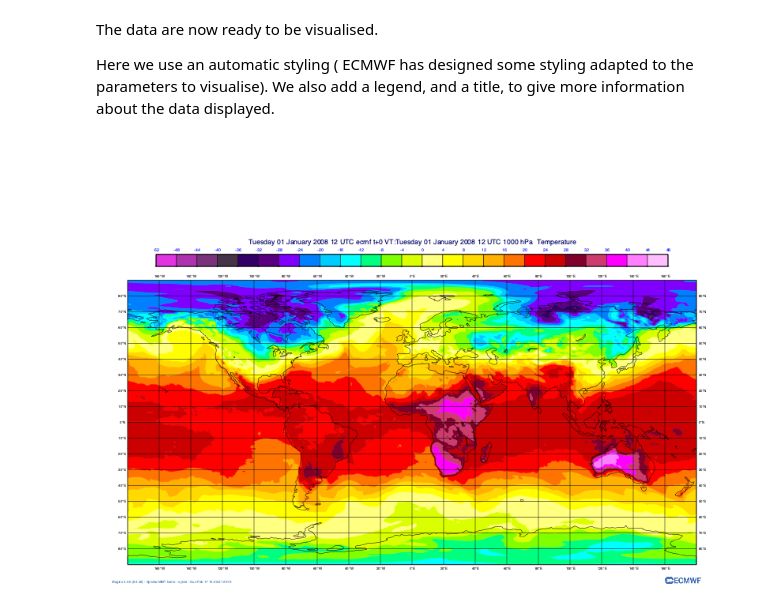
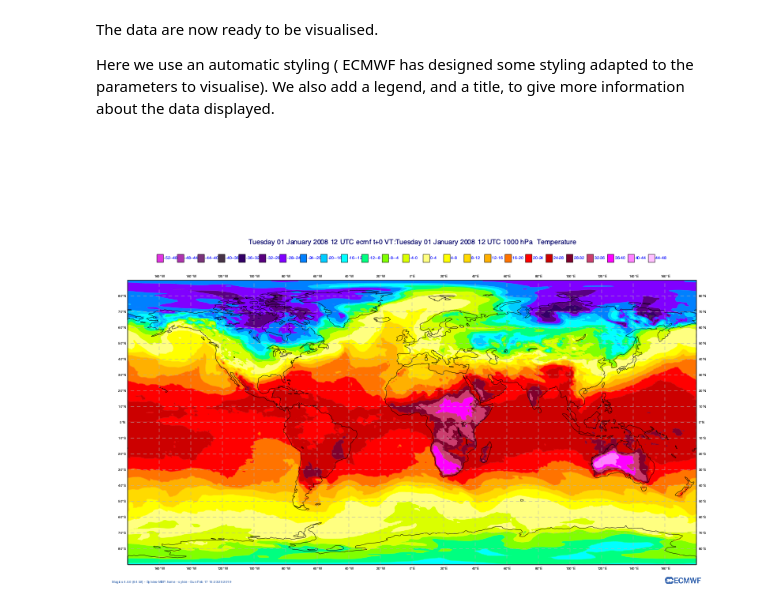
Before and after one commit to ecmwf/notebook-examples, a Jupyter notebook: Getting ERA5 data and visualising using Magics .ipynb, the cells around one changed output. Saved outputs shown, nothing was run; the diff lists cells and outputs as text; code cells hidden in the pictures.

```diff
--- a/Getting ERA5 data and visualising using Magics .ipynb
+++ b/Getting ERA5 data and visualising using Magics .ipynb
@@ -35,18 +35,18 @@ We also add a legend, and a title, to give more information about the data displ
 # %%
 from Magics import macro as magics
 
 
 data = magics.mgrib(grib_input_file_name = grib)
 
 contour = magics.mcont(contour_automatic_setting = 'ecmwf',
                        legend= True)
 
-legend = magics.mlegend(legend_display_type = 'continuous')
+legend = magics.mlegend(legend_diddsplay_type = 'continuous')
 title = magics.mtext()
 
-coastlines = magics.mcoast(map_coastline_grid_colour='grey',
-                           coasline_grid_line_style='dash')
+coastlines = magics.mcoast(map_grid_colour='grey',
+                           map_grid_line_style='dash')
 
 magics.plot(data, contour, coastlines, legend, title)
 # %% [output]
-[figure, old version]
+[figure, new version]
```
